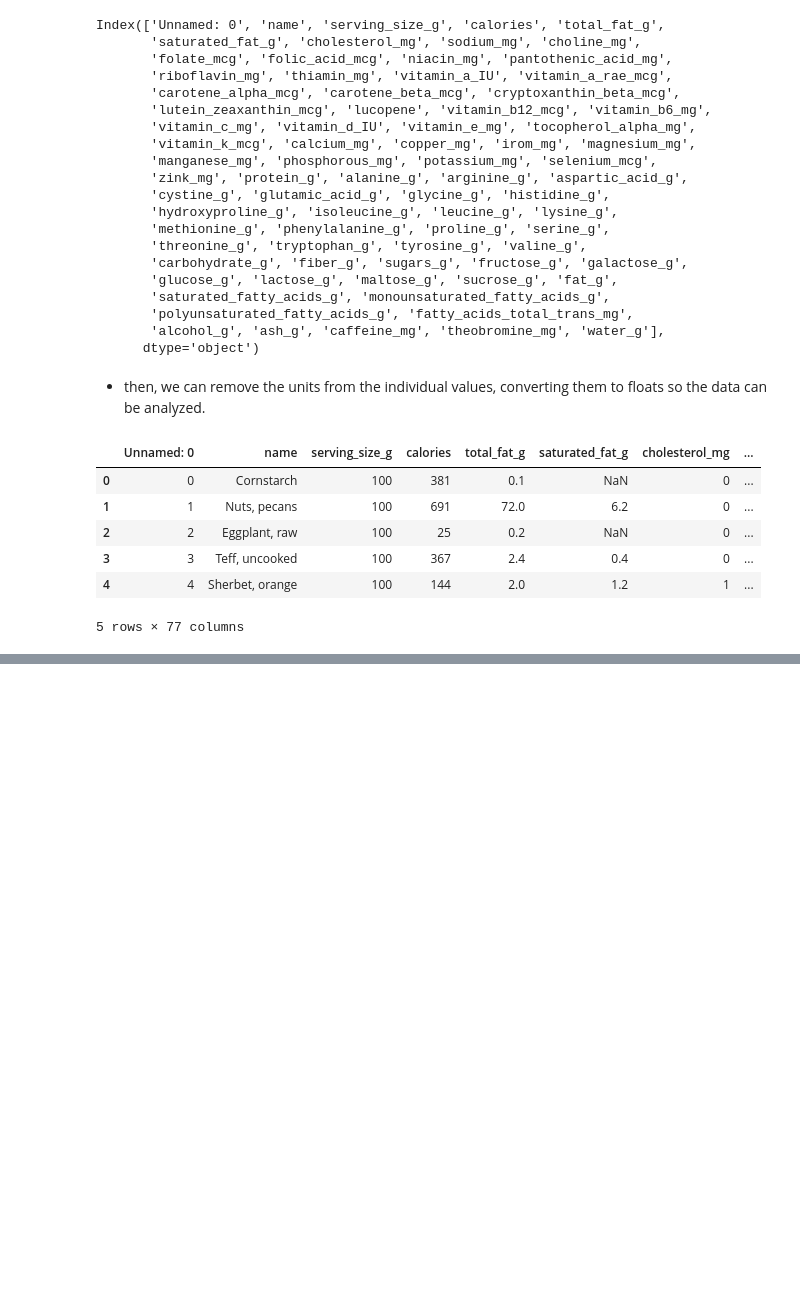
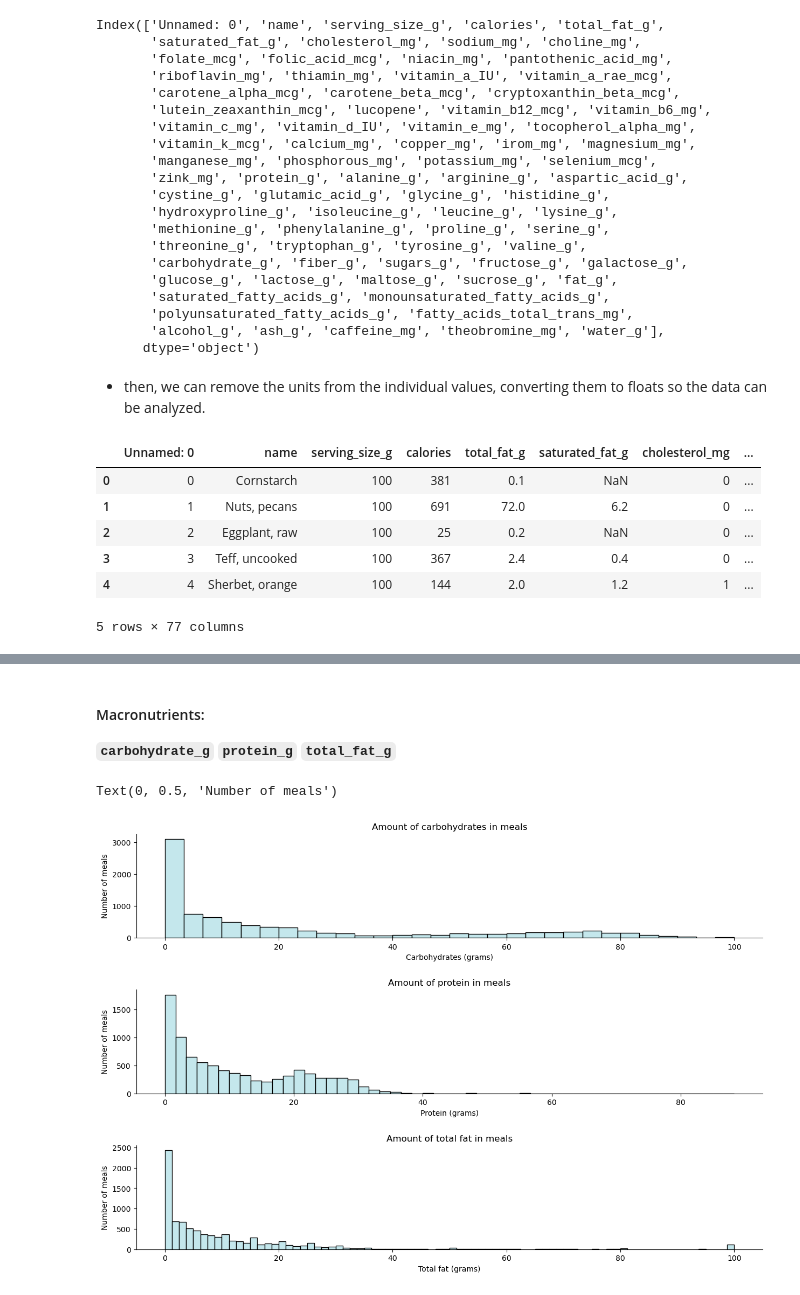
Before and after one commit to nottelyseagraves/DataDive4_DATA3500, a Jupyter notebook: nutrition.ipynb, the cells around one changed output, grey strips where cells are left out. Drawn from its saved outputs; the diff is of its cells as text; code cells hidden in the pictures; blank space fills up the shorter version.

```diff
--- a/nutrition.ipynb
+++ b/nutrition.ipynb
@@ -370,0 +427,34 @@ nutrition.head()  # check the results
+# %% [markdown]
+#### Macronutrients:
+**`carbohydrate_g`**
+**`protein_g`**
+**`total_fat_g`**
+# %%
+import matplotlib.pyplot as plt
+import seaborn as sns
+
+#
+f, ax = plt.subplots(3, 1, figsize=(15, 10))
+plt.subplots_adjust(hspace=0.5, wspace=0.5)
+sns.despine(f)
+
+#
+sns.histplot(x='carbohydrate_g', data=nutrition, ax=ax[0], color='powderblue')
+ax[0].set_title('Amount of carbohydrates in meals')
+ax[0].set_xlabel('Carbohydrates (grams)')
+ax[0].set_ylabel('Number of meals')
+
+#
+sns.histplot(x='protein_g', data=nutrition, ax=ax[1], color='powderblue')
+ax[1].set_title('Amount of protein in meals')
+ax[1].set_xlabel('Protein (grams)')
+ax[1].set_ylabel('Number of meals')
+
+#
+sns.histplot(x='total_fat_g', data=nutrition, ax=ax[2], color='powderblue')
+ax[2].set_title('Amount of total fat in meals')
+ax[2].set_xlabel('Total fat (grams)')
+ax[2].set_ylabel('Number of meals')
+# %% [output]
+Text(0, 0.5, 'Number of meals')
+[figure, added]
```
Also changed, not shown: parts of 31 cells of this notebook, 2 other files.
